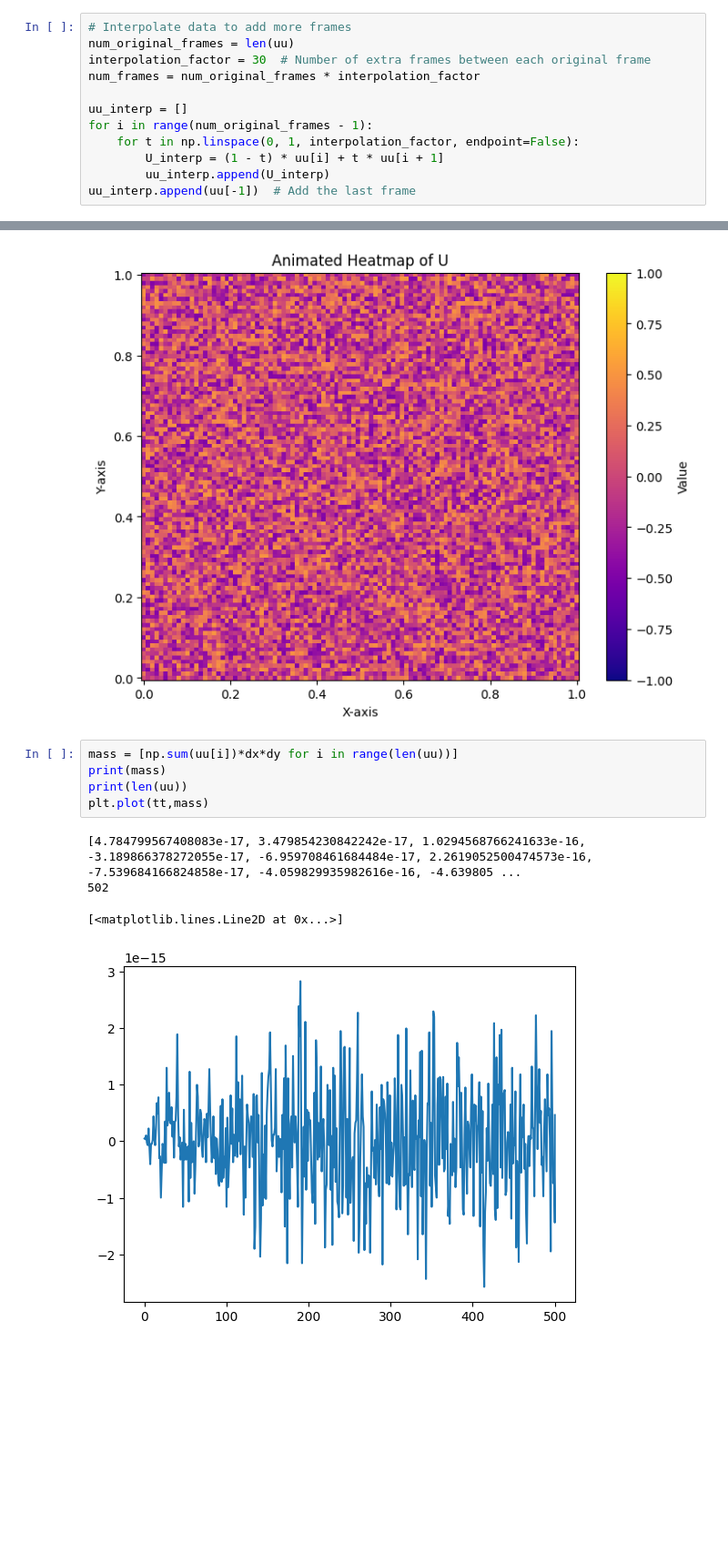
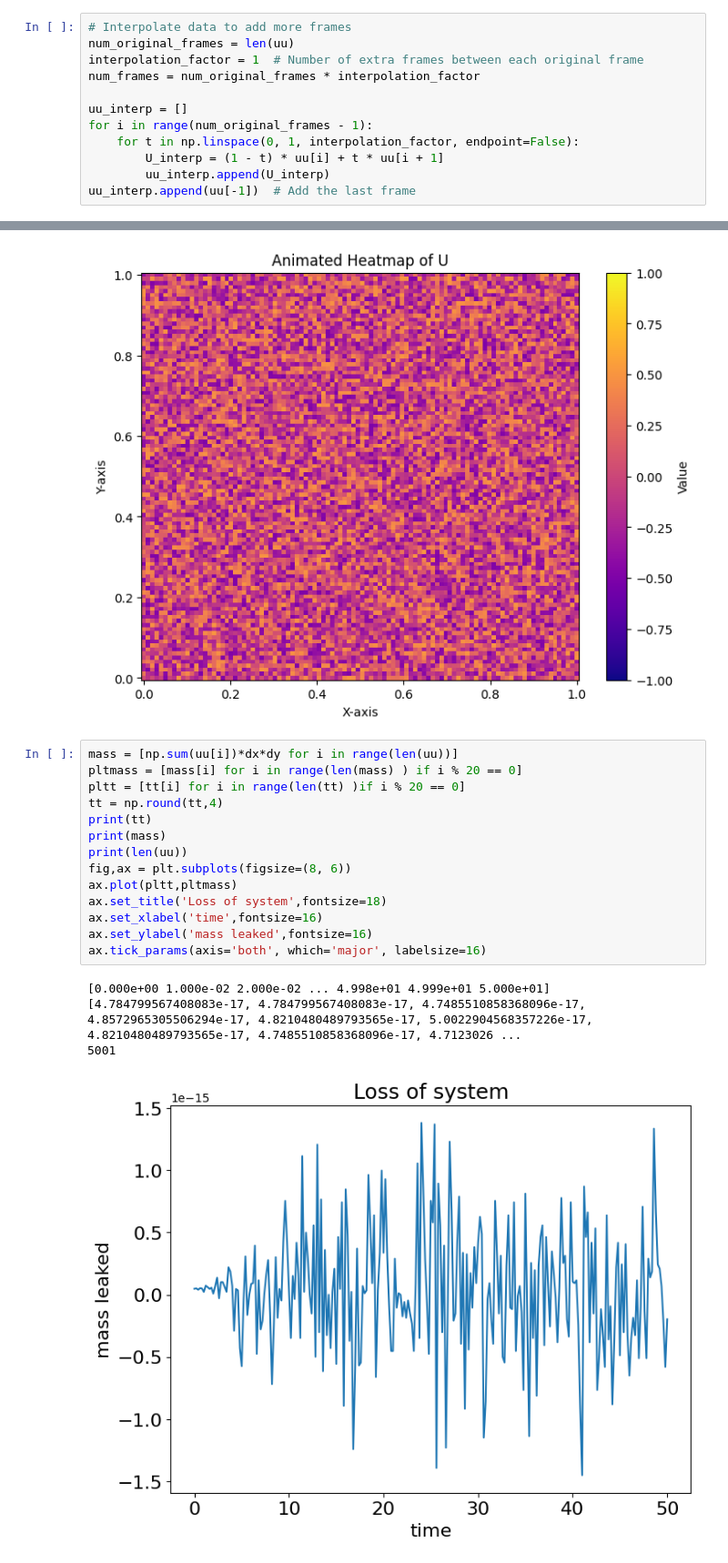
Before and after one commit to andrewholmberg/math_550_numerical_pdes, a Jupyter notebook: Homework 3/homework_3.ipynb, the cells around one changed output, grey strips where cells are left out. Shown at 91% size. Cells and saved outputs as stored; diff of their text form; blank space fills up the shorter version.

```diff
--- a/Homework 3/homework_3.ipynb
+++ b/Homework 3/homework_3.ipynb
@@ -235,7 +244,7 @@ plt.show()
 # %%
 # Interpolate data to add more frames
 num_original_frames = len(uu)
-interpolation_factor = 30  # Number of extra frames between each original frame
+interpolation_factor = 1  # Number of extra frames between each original frame
 num_frames = num_original_frames * interpolation_factor
 
 uu_interp = []
@@ -275,13 +284,22 @@ plt.show()
 ani.save('animated_heatmap.gif', writer='pillow', dpi=80)
 # %% [output]
 [figure]
-# %%
-mass = [np.sum(uu[i])*dx*dy for i in range(len(uu))]
-print(mass)
-print(len(uu))
-plt.plot(tt,mass)
-# %% [output]
-[4.784799567408083e-17, 3.479854230842242e-17, 1.0294568766241633e-16, -3.189866378272055e-17, -6.959708461684484e-17, 2.2619052500474573e-16, -7.539684166824858e-17, -4.059829935982616e-16, -4.639805 ...
-502
-[<matplotlib.lines.Line2D at 0x...>]
-[figure, removed]
+# %%
+mass = [np.sum(uu[i])*dx*dy for i in range(len(uu))]
+pltmass = [mass[i] for i in range(len(mass) ) if i % 20 == 0]
+pltt = [tt[i] for i in range(len(tt) )if i % 20 == 0]
+tt = np.round(tt,4)
+print(tt)
+print(mass)
+print(len(uu))
+fig,ax = plt.subplots(figsize=(8, 6))
+ax.plot(pltt,pltmass)
+ax.set_title('Loss of system',fontsize=18)
+ax.set_xlabel('time',fontsize=16)
+ax.set_ylabel('mass leaked',fontsize=16)
+ax.tick_params(axis='both', which='major', labelsize=16)
+# %% [output]
+[0.000e+00 1.000e-02 2.000e-02 ... 4.998e+01 4.999e+01 5.000e+01]
+[4.784799567408083e-17, 4.784799567408083e-17, 4.7485510858368096e-17, 4.8572965305506294e-17, 4.8210480489793565e-17, 5.0022904568357226e-17, 4.8210480489793565e-17, 4.7485510858368096e-17, 4.7123026 ...
+5001
+[figure, added]
```
Also changed, not shown: parts of 10 cells of this notebook, 1 other file.
